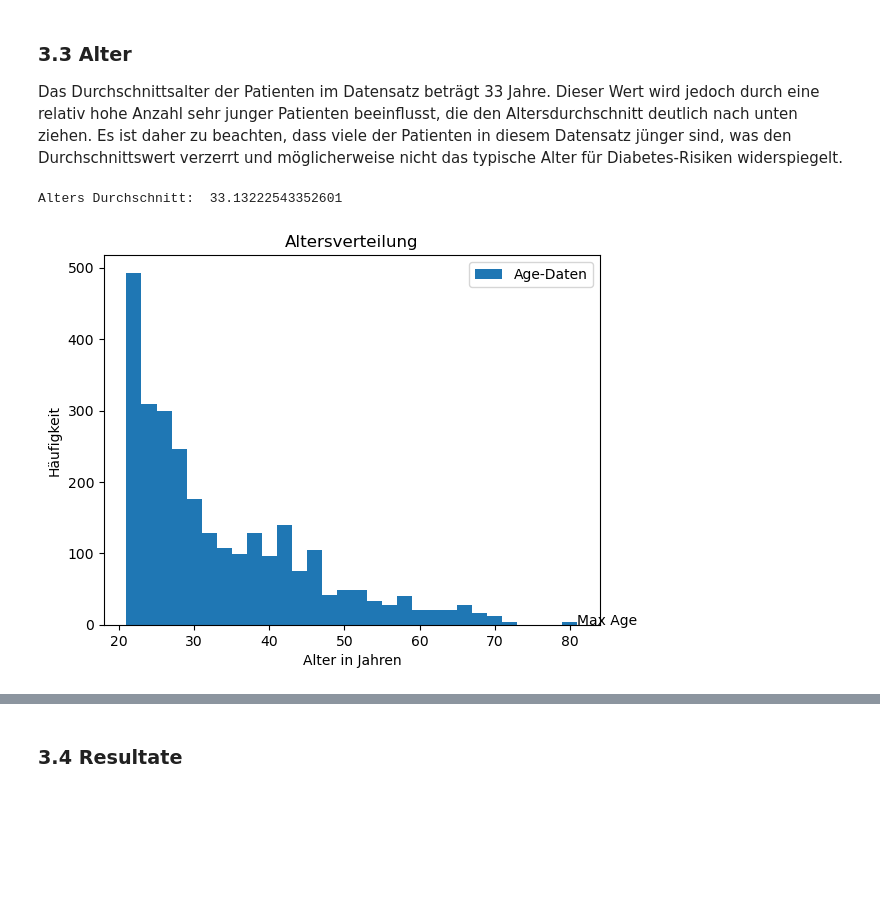
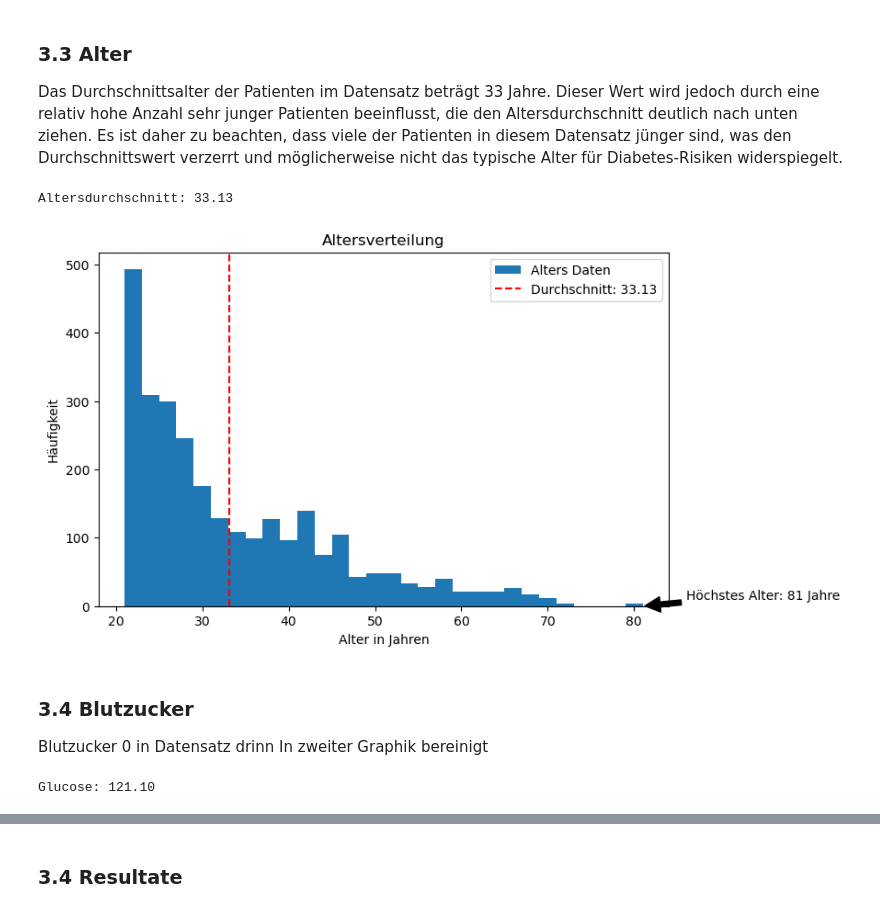
Before and after one commit to febenfasil/BMLD_LNW2, a Jupyter notebook: diabetes.ipynb, the cells around one changed output, grey strips where cells are left out. Saved outputs shown, nothing was run; the diff lists cells and outputs as text; code cells hidden in the pictures; blank space fills up the shorter version.

```diff
--- a/diabetes.ipynb
+++ b/diabetes.ipynb
@@ -178,20 +187,38 @@ plt.show()
 # %% [markdown]
 ### 3.3 Alter
 Das Durchschnittsalter der Patienten im Datensatz beträgt 33 Jahre. Dieser Wert wird jedoch durch eine relativ hohe Anzahl sehr junger Patienten beeinflusst, die den Altersdurchschnitt deutlich nach unten ziehen. Es ist daher zu beachten, dass viele der Patienten in diesem Datensatz jünger sind, was den Durchschnittswert verzerrt und möglicherweise nicht das typische Alter für Diabetes-Risiken widerspiegelt.
-# %%
-df[df["Age"] != 0]["Age"].mean()
-
-print("Alters Durchschnitt: ",df[df["Age"] != 0]["Age"].mean())
-# %% [output]
-Alters Durchschnitt:  33.13222543352601
+# %%
+age_raw = df["Age"].mean()
+print(f"Altersdurchschnitt: {age_raw:.2f}")
+# %% [output]
+Altersdurchschnitt: 33.13
 # %%
+plt.figure(figsize=(8, 5))
 df["Age"].plot(kind='hist', bins=30)
 
 plt.title('Altersverteilung')
 plt.xlabel('Alter in Jahren')
 plt.ylabel('Häufigkeit')
-plt.legend(['Age-Daten'], loc='upper right')
-plt.annotate('Max Age', xy=(df["Age"].max(), 0))
+
+plt.axvline(age_mean, color='red', linestyle='dashed', linewidth=1.5, label=f"Durchschnitt: {age_mean:.2f}")
+
+plt.annotate(f'Höchstes Alter: {max_age} Jahre',
+             xy=(max_age, 0),
+             xytext=(max_age + 5, 10),
+             arrowprops=dict(facecolor='black', shrink=0.05),
+             fontsize=10)
+
+plt.legend(['Alters Daten', f"Durchschnitt: {age_mean:.2f}"], loc='upper right')
+
 plt.show()
 # %% [output]
-[figure, old version]
+[figure, new version]
+# %% [markdown]
+### 3.4 Blutzucker
+Blutzucker 0 in Datensatz drinn
+In zweiter Graphik bereinigt
+# %%
+blood_glucose = df["Glucose"].mean()
+print(f"Glucose: {blood_glucose:.2f}")
+# %% [output]
+Glucose: 121.10
```
Also changed, not shown: parts of 15 cells of this notebook.
